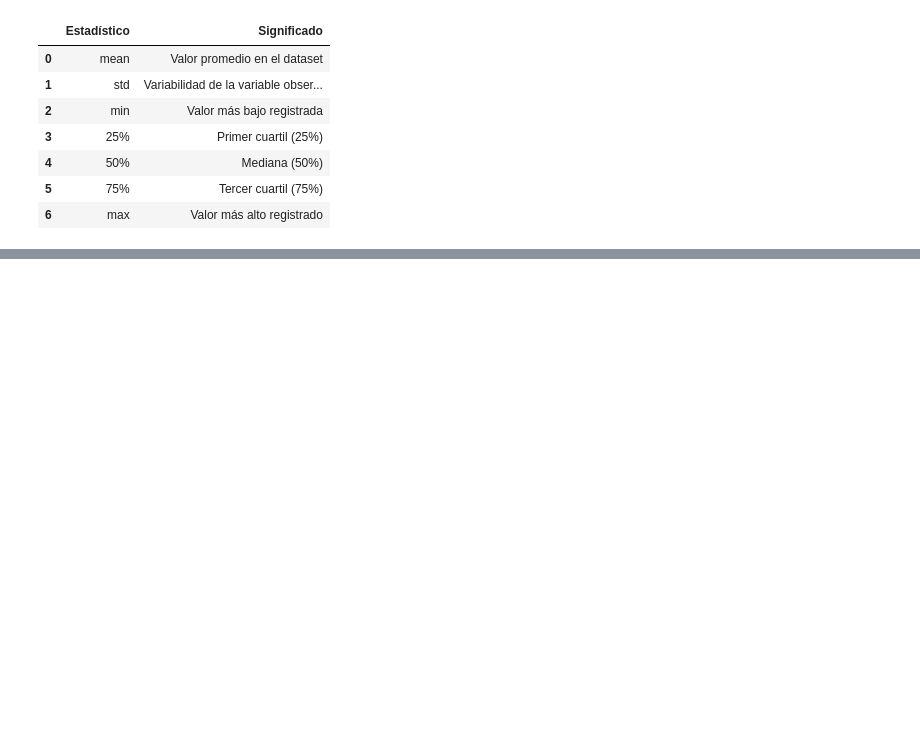
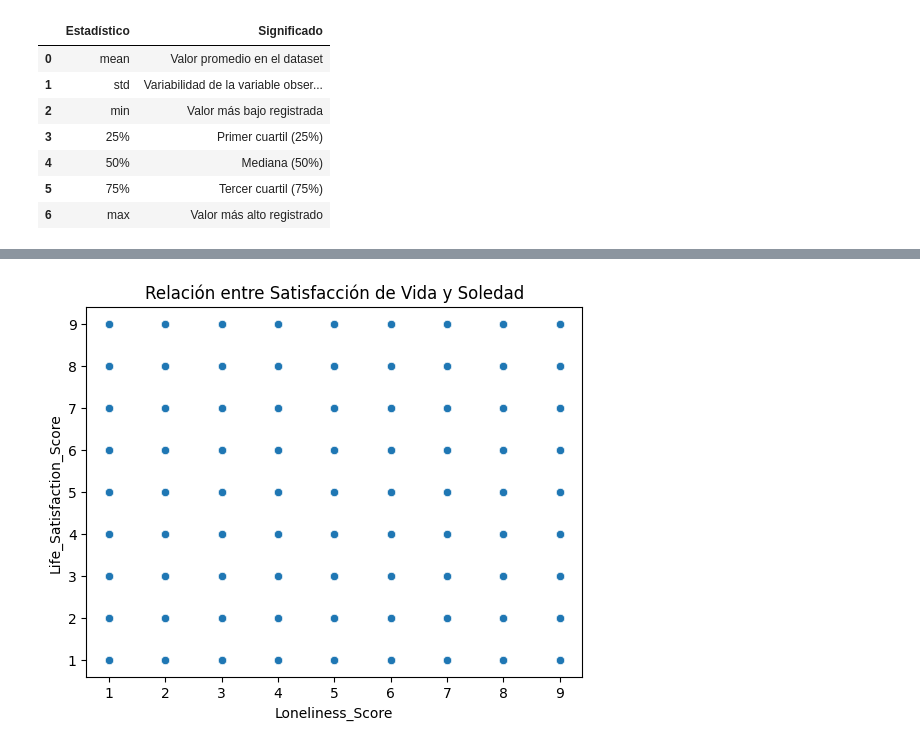
Before and after one commit to utm-ic/pr1-2-data-manipulation-Geography-OS, a Jupyter notebook: reporte_mentalhealt.ipynb, the cells around one changed output, grey strips where cells are left out. Saved outputs shown, nothing was run; the diff lists cells and outputs as text; code cells hidden in the pictures; blank space fills up the shorter version.

```diff
--- a/reporte_mentalhealt.ipynb
+++ b/reporte_mentalhealt.ipynb
@@ -391,0 +539,7 @@ summary_stats
+# %%
+#Veremos una grafica para correlacionar las variables de nivel de soledad y satisfaccion de vida
+sns.scatterplot(data=Df_MentalHealt_clean, x='Loneliness_Score', y='Life_Satisfaction_Score')
+plt.title("Relación entre Satisfacción de Vida y Soledad")
+plt.show()
+# %% [output]
+[figure, added]
```
Also changed, not shown: parts of 22 cells of this notebook, 1 other file.
